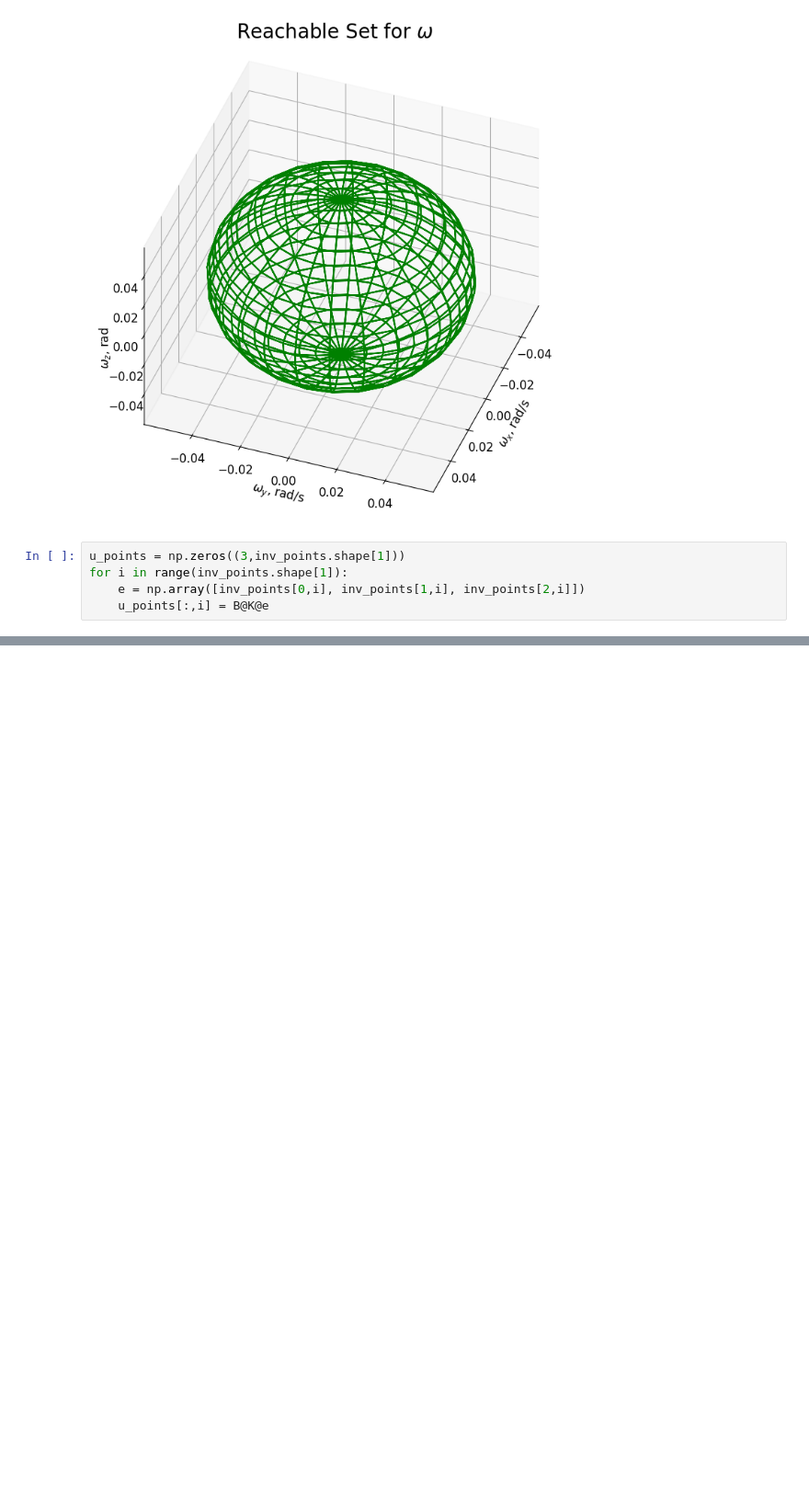
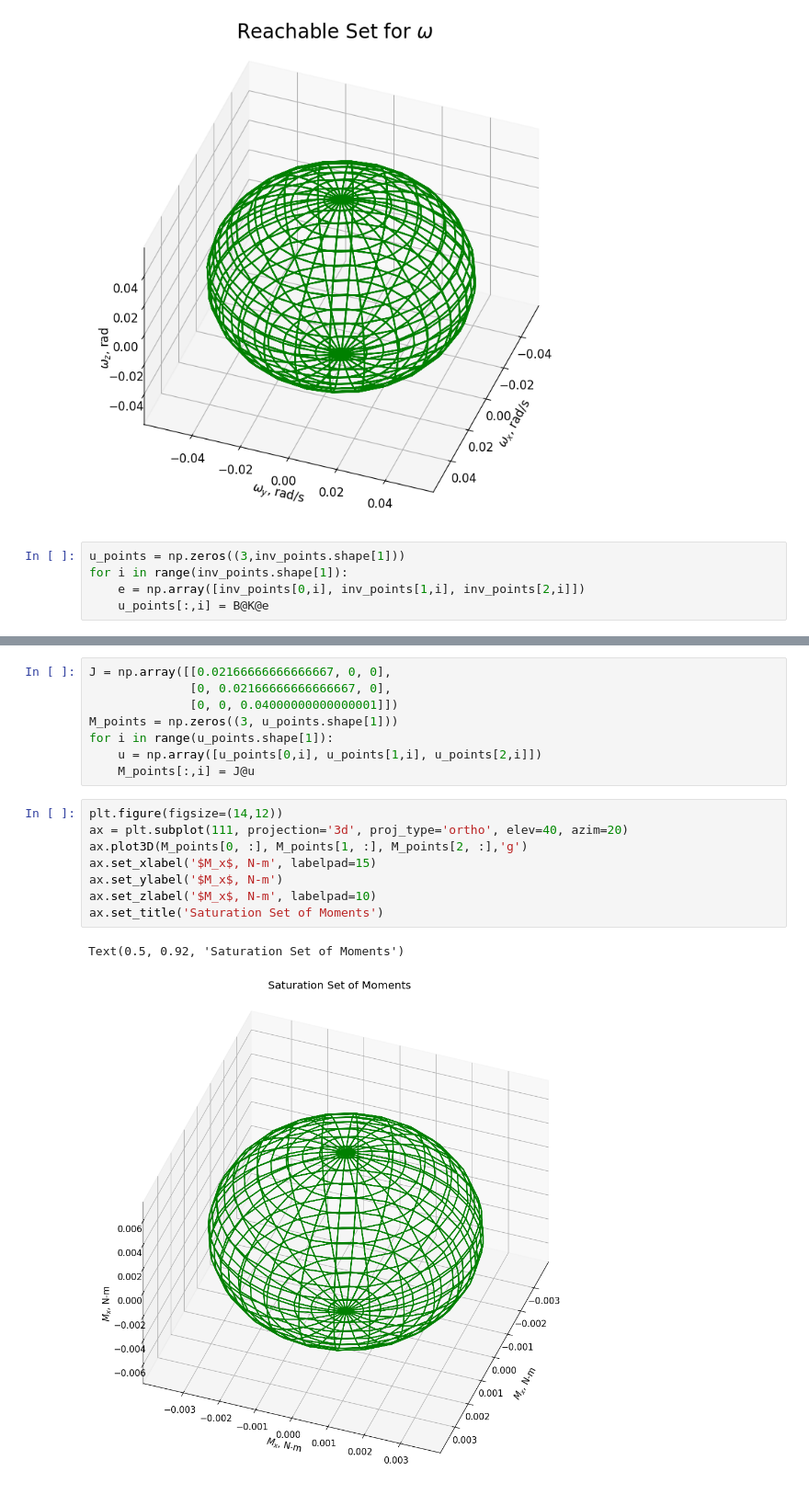
Before and after one commit to melodylylin/lie-dynamics, a Jupyter notebook: estimator.ipynb, the cells around one changed output, grey strips where cells are left out. Shown at 92% size. Saved outputs shown, nothing was run; the diff lists cells and outputs as text; blank space fills up the shorter version.

```diff
--- a/estimator.ipynb
+++ b/estimator.ipynb
@@ -84,0 +85,19 @@ Text(0.5, 0.92, 'Invariant Set of Control Inputs $\\dot{\\omega}$')
+# %%
+J = np.array([[0.02166666666666667, 0, 0],
+              [0, 0.02166666666666667, 0],
+              [0, 0, 0.04000000000000001]])
+M_points = np.zeros((3, u_points.shape[1]))
+for i in range(u_points.shape[1]):
+    u = np.array([u_points[0,i], u_points[1,i], u_points[2,i]])
+    M_points[:,i] = J@u
+# %%
+plt.figure(figsize=(14,12))
+ax = plt.subplot(111, projection='3d', proj_type='ortho', elev=40, azim=20)
+ax.plot3D(M_points[0, :], M_points[1, :], M_points[2, :],'g')
+ax.set_xlabel('$M_x$, N-m', labelpad=15)
+ax.set_ylabel('$M_x$, N-m')
+ax.set_zlabel('$M_x$, N-m', labelpad=10)
+ax.set_title('Saturation Set of Moments')
+# %% [output]
+Text(0.5, 0.92, 'Saturation Set of Moments')
+[figure, added]
```
Also changed, not shown: parts of 1 cell of this notebook.
